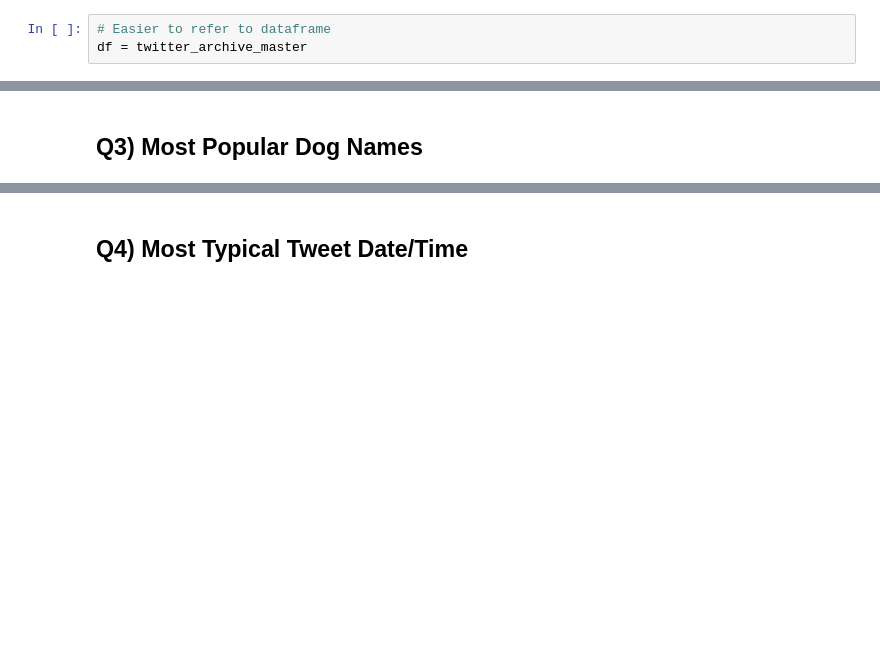
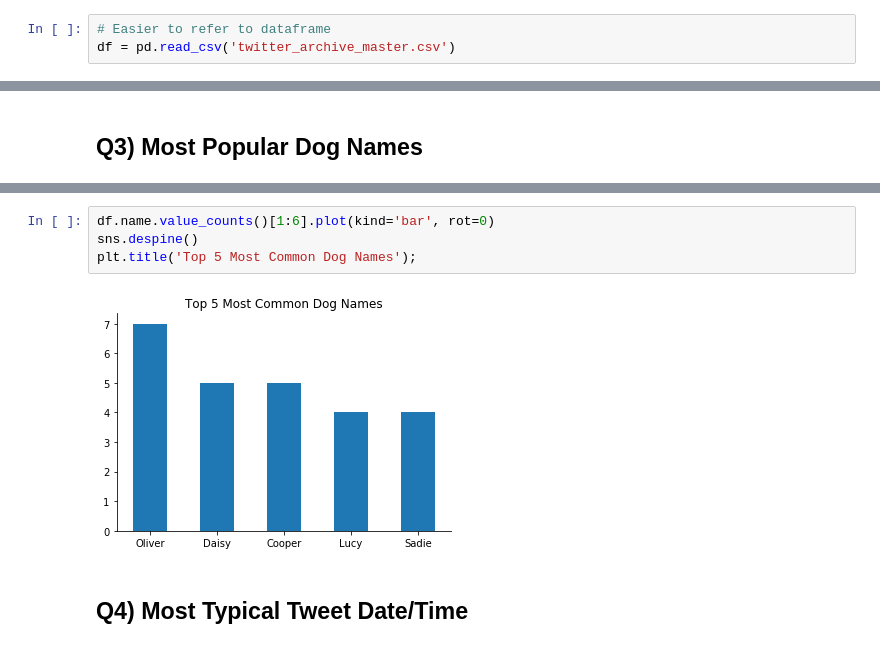
Before and after one commit to marcellovictorino/DAND_4_Data_Wrangling, a Jupyter notebook: 3) Project 4 - WeRateDogs Twitter/wrangle_act.ipynb, the cells around one changed output, grey strips where cells are left out. Drawn from its saved outputs; the diff is of its cells as text; blank space fills up the shorter version.

```diff
--- a/3) Project 4 - WeRateDogs Twitter/wrangle_act.ipynb
+++ b/3) Project 4 - WeRateDogs Twitter/wrangle_act.ipynb
@@ -435,7 +435,7 @@ import seaborn as sns
 ## Q1) Most Common Dog Breeds
 # %%
 # Easier to refer to dataframe
-df = twitter_archive_master
+df = pd.read_csv('twitter_archive_master.csv')
 # %%
 top5_common_breeds = pd.DataFrame()
 top5_common_breeds['breeds'] = df.breed.value_counts()[:5]
@@ -505,3 +505,9 @@ Winston    4
 Name: name, dtype: int64
+# %%
+df.name.value_counts()[1:6].plot(kind='bar', rot=0)
+sns.despine()
+plt.title('Top 5 Most Common Dog Names');
+# %% [output]
+[figure, added]
 # %% [markdown]
 ## Q4) Most Typical Tweet Date/Time
```
Also changed, not shown: parts of 6 cells of this notebook.
